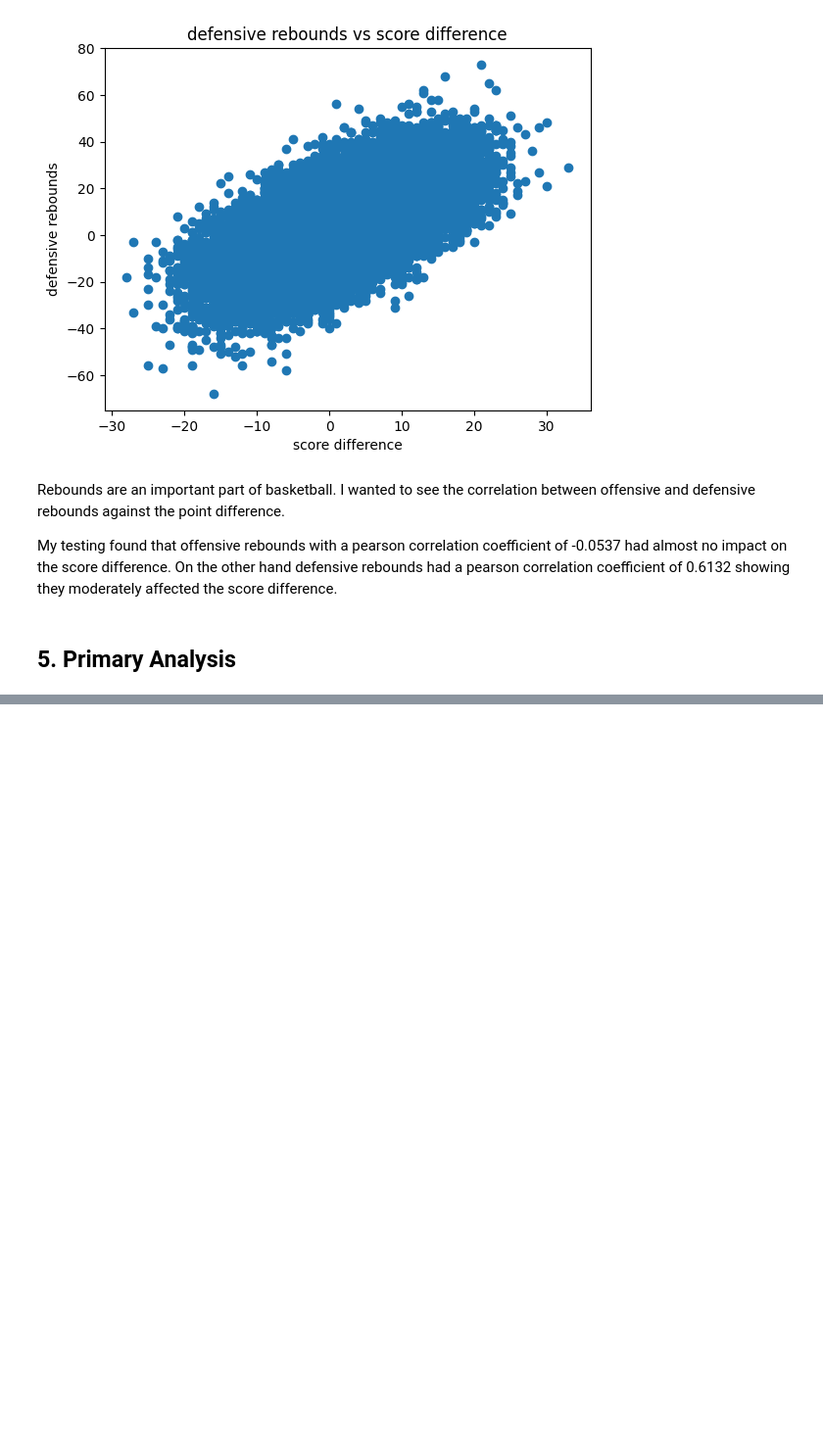
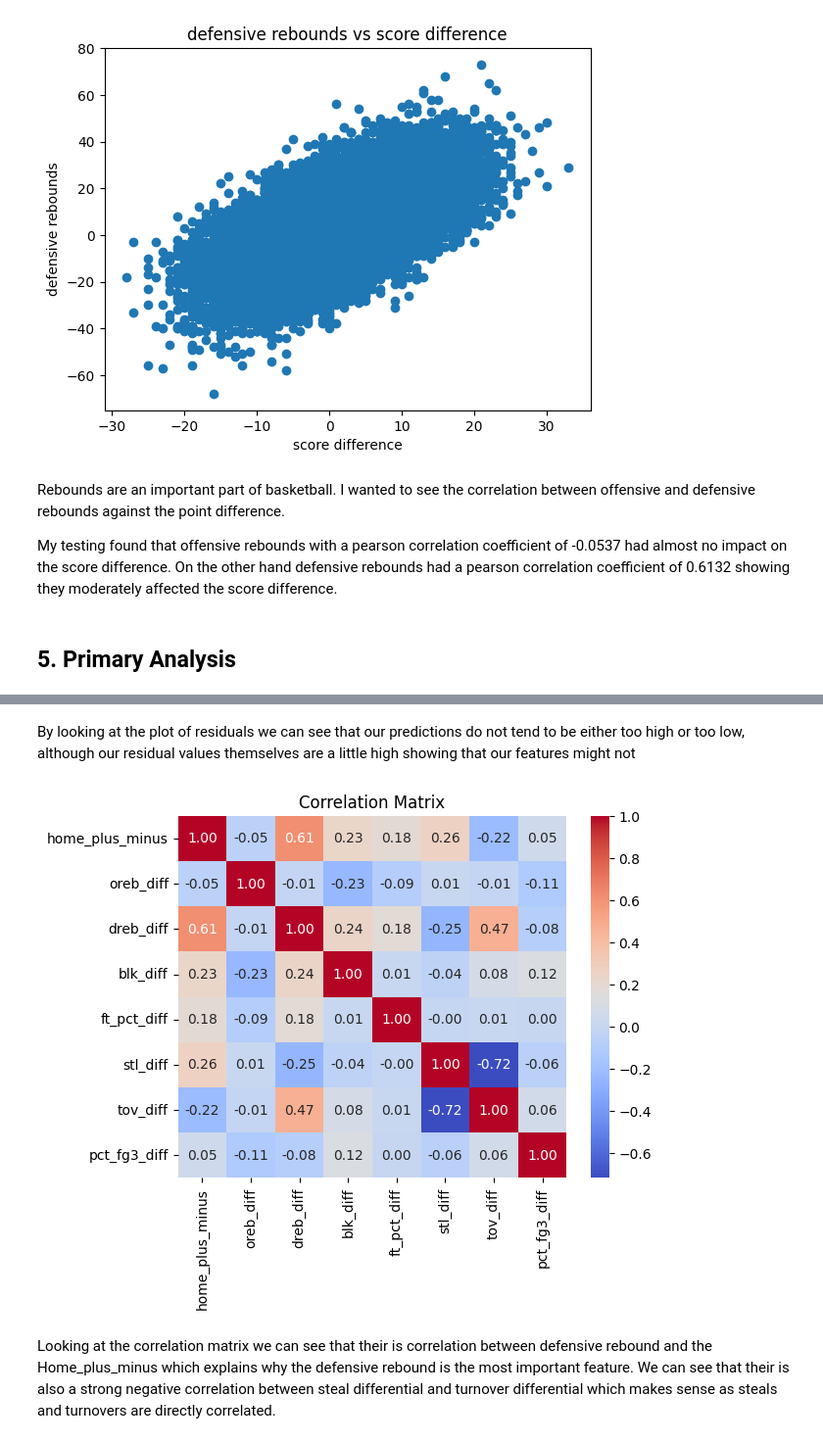
Before and after one commit to dangelakos/CMSC320-FinalProject-NBA, a Jupyter notebook: CMSC320NBAProject.ipynb, the cells around one changed output, grey strips where cells are left out. Shown at 98% size. Drawn from its saved outputs; the diff is of its cells as text; code cells hidden in the pictures; blank space fills up the shorter version.

```diff
--- a/CMSC320NBAProject.ipynb
+++ b/CMSC320NBAProject.ipynb
@@ -265,3 +334,16 @@ R2 for Gradient Boosting Regression: 0.689
+# %% [markdown]
+By looking at the plot of residuals we can see that our predictions do not tend to be either too high or too low, although our residual values themselves are a little high showing that our features might not
+# %%
+df_corr = X
+df_corr.insert(0, 'home_plus_minus', y)
+df_corr = df_corr.corr()
+sns.heatmap(df_corr, annot=True, cmap='coolwarm', fmt=".2f")
+plt.title("Correlation Matrix")
+plt.show()
+# %% [output]
+[figure, added]
+# %% [markdown]
+Looking at the correlation matrix we can see that their is correlation between defensive rebound and the Home_plus_minus which explains why the defensive rebound is the most important feature. We can see that their is also a strong negative correlation between steal differential and turnover differential which makes sense as steals and turnovers are directly correlated.
 # %%
 from torch.utils.data import DataLoader, TensorDataset
 
```
Also changed, not shown: parts of 16 cells of this notebook.
